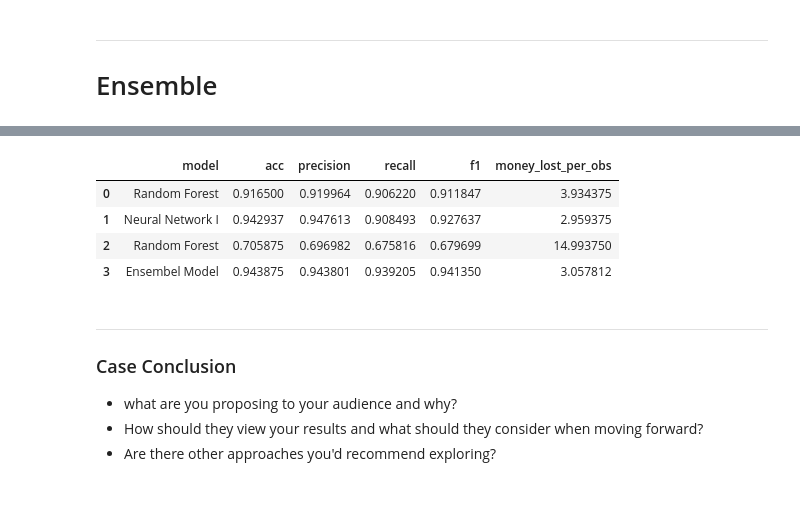
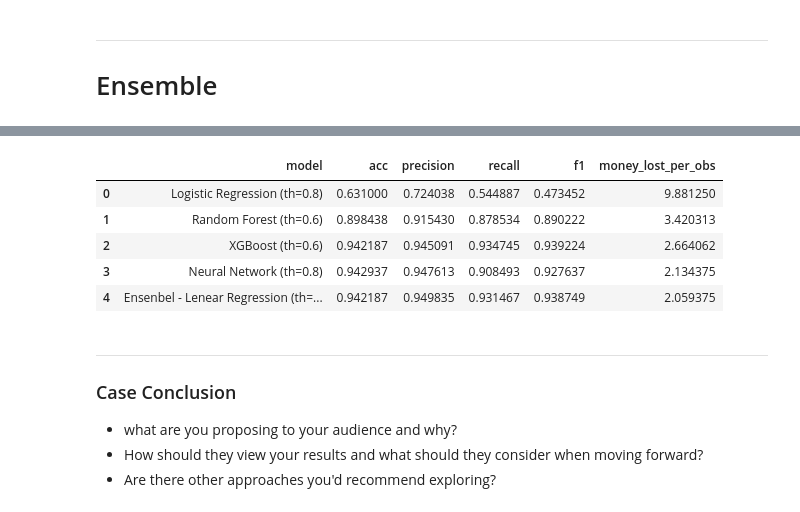
Before and after one commit to JosephLazarus/QTW, a Jupyter notebook: Case Study 7/CaseStudy7_Final.ipynb, the cells around one changed output, grey strips where cells are left out. Drawn from its saved outputs; the diff is of its cells as text; code cells hidden in the pictures.

Commit message:
final model

```diff
--- a/Case Study 7/CaseStudy7_Final.ipynb
+++ b/Case Study 7/CaseStudy7_Final.ipynb
@@ -775,0 +806,3 @@ nn_pred_test = nn.predict(X_test_)
+# %%
+xgb_pred_train = cross_val_predict(xgb_model, X_train_, y_train, cv=5, method='predict_proba')
+xgb_pred_test = cross_val_predict(xgb_model, X_test_, y_test, cv=5, method='predict_proba')
@@ -776,6 +815,8 @@ nn_pred_test = nn.predict(X_test_)
 # %%
 ensemble_train = pd.DataFrame()
+ensemble_train['lr'] = lr_pred_train[:,1]
 ensemble_train['rf'] = rf_pred_train[:,1]
+ensemble_train['xgb'] = xgb_pred_train[:,1]
 ensemble_train['nn'] = nn_pred_train
 ensemble_train.head()
 # %% [output]
@@ -788,6 +829,8 @@ ensemble_train.head()
 # %%
 ensemble_test = pd.DataFrame()
+ensemble_test['lr'] = lr_pred_test[:,1]
 ensemble_test['rf'] = rf_pred_test[:,1]
+ensemble_test['xgb'] = xgb_pred_test[:,1]
 ensemble_test['nn'] = nn_pred_test
 ensemble_test.head()
 # %% [output]
@@ -803,0 +843,9 @@ array([0.99236111, 0.99111111, 0.99097222, 0.99243056, 0.96666667])
+# %%
+from sklearn.linear_model import LinearRegression
+
+linear_r = LinearRegression()
+
+linear_r.fit(ensemble_train, y_train)
+
+y_train, y_model_pred = y_train, linear_r.predict(ensemble_train)
+cut_off_plot(y_train, y_model_pred)
@@ -804,15 +854,19 @@ array([0.99236111, 0.99111111, 0.99097222, 0.99243056, 0.96666667])
 # %%
-lr_model.fit(ensemble_train, y_train)
+y_true, y_pred = y_test, linear_r.predict(ensemble_test)
 
-y_true, y_pred = y_test, lr_model.predict(ensemble_test)
+threshold = 0.8
+y_pred = [int(p >= threshold) for p in y_pred]
 report = classification_report(y_true, y_pred, output_dict=True)
 
-l2 = ['Ensembel Model', report['accuracy'], report['macro avg']['precision'], report['macro avg']['recall'], report['macro avg']['f1-score'], lost_per_obs(y_true, y_pred)]
-test_matrices.loc[len(test_matrices)] = l2
+model_name = 'Ensenbel - Lenear Regression (th=' + str(threshold) + ')'
+
+ln = [model_name, report['accuracy'], report['macro avg']['precision'], report['macro avg']['recall'], report['macro avg']['f1-score'], lost_per_obs(y_true, y_pred)]
+test_matrices.loc[len(test_matrices)] = ln
 test_matrices
 # %% [output]
 |  | model | acc | precision | recall | f1 | money_lost_per_obs |
-| 0 | Random Forest | 0.916500 | 0.919964 | 0.906220 | 0.911847 | 3.934375 |
-| 1 | Neural Network I | 0.942937 | 0.947613 | 0.908493 | 0.927637 | 2.959375 |
-| 2 | Random Forest | 0.705875 | 0.696982 | 0.675816 | 0.679699 | 14.993750 |
-| 3 | Ensembel Model | 0.943875 | 0.943801 | 0.939205 | 0.941350 | 3.057812 |
+| 0 | Logistic Regression (th=0.8) | 0.631000 | 0.724038 | 0.544887 | 0.473452 | 9.881250 |
+| 1 | Random Forest (th=0.6) | 0.898438 | 0.915430 | 0.878534 | 0.890222 | 3.420313 |
+| 2 | XGBoost (th=0.6) | 0.942187 | 0.945091 | 0.934745 | 0.939224 | 2.664062 |
+| 3 | Neural Network (th=0.8) | 0.942937 | 0.947613 | 0.908493 | 0.927637 | 2.134375 |
+| 4 | Ensenbel - Lenear Regression (th=... | 0.942187 | 0.949835 | 0.931467 | 0.938749 | 2.059375 |
```
Also changed, not shown: parts of 37 cells of this notebook, 1 other file.
